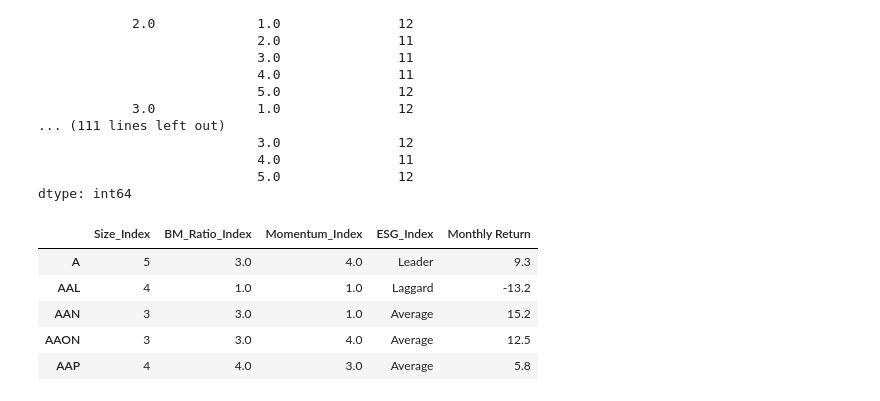
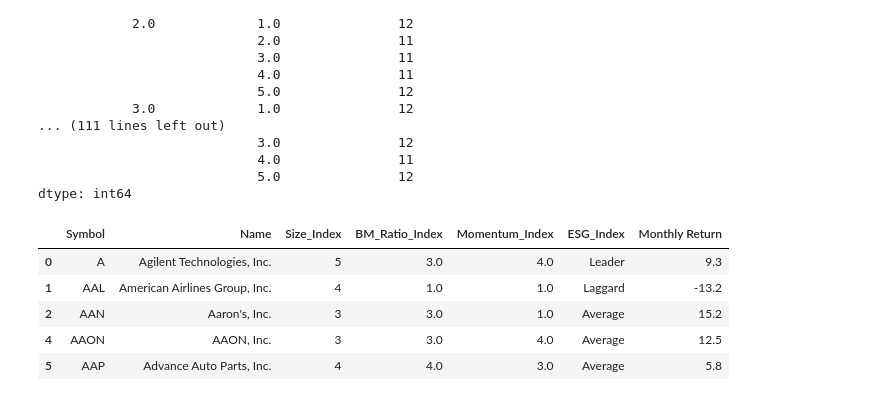
Before and after one commit to sunshineluyao/ESG_with_benchmark, a Jupyter notebook: Categorization/ESG_Categorization_Jul.ipynb, the cells around one changed output. Cells and saved outputs as stored; diff of their text form; code cells hidden in the pictures.

```diff
--- a/Categorization/ESG_Categorization_Jul.ipynb
+++ b/Categorization/ESG_Categorization_Jul.ipynb
@@ -23,3 +30,0 @@ df_Jul=df_Jul.dropna()
-# %%
-df_Jul=df_Jul.set_index('Symbol',drop=True)
-df_Jul.head()
@@ -34,3 +30,0 @@ df_Jul.head()
-# %%
-df_Jul.index.name=None
-df_Jul.head()
@@ -183,13 +170,13 @@ Size_Index  BM_Ratio_Index  Momentum_Index
                             5.0               12
 dtype: int64
 # %%
-df_Jul_Overview=df_Jul[['Size_Index','BM_Ratio_Index','Momentum_Index','ESG_Index','Monthly Return']]
+df_Jul_Overview=df_Jul[['Symbol','Name','Size_Index','BM_Ratio_Index','Momentum_Index','ESG_Index','Monthly Return']]
 df_Jul_Overview.head()
 # %% [output]
-|  | Size_Index | BM_Ratio_Index | Momentum_Index | ESG_Index | Monthly Return |
-| A | 5 | 3.0 | 4.0 | Leader | 9.3 |
-| AAL | 4 | 1.0 | 1.0 | Laggard | -13.2 |
-| AAN | 3 | 3.0 | 1.0 | Average | 15.2 |
-| AAON | 3 | 3.0 | 4.0 | Average | 12.5 |
-| AAP | 4 | 4.0 | 3.0 | Average | 5.8 |
+|  | Symbol | Name | Size_Index | BM_Ratio_Index | Momentum_Index | ESG_Index | Monthly Return |
+| 0 | A | Agilent Technologies, Inc. | 5 | 3.0 | 4.0 | Leader | 9.3 |
+| 1 | AAL | American Airlines Group, Inc. | 4 | 1.0 | 1.0 | Laggard | -13.2 |
+| 2 | AAN | Aaron's, Inc. | 3 | 3.0 | 1.0 | Average | 15.2 |
+| 4 | AAON | AAON, Inc. | 3 | 3.0 | 4.0 | Average | 12.5 |
+| 5 | AAP | Advance Auto Parts, Inc. | 4 | 4.0 | 3.0 | Average | 5.8 |
 # %%
```
Also changed, not shown: parts of 23 cells of this notebook.
